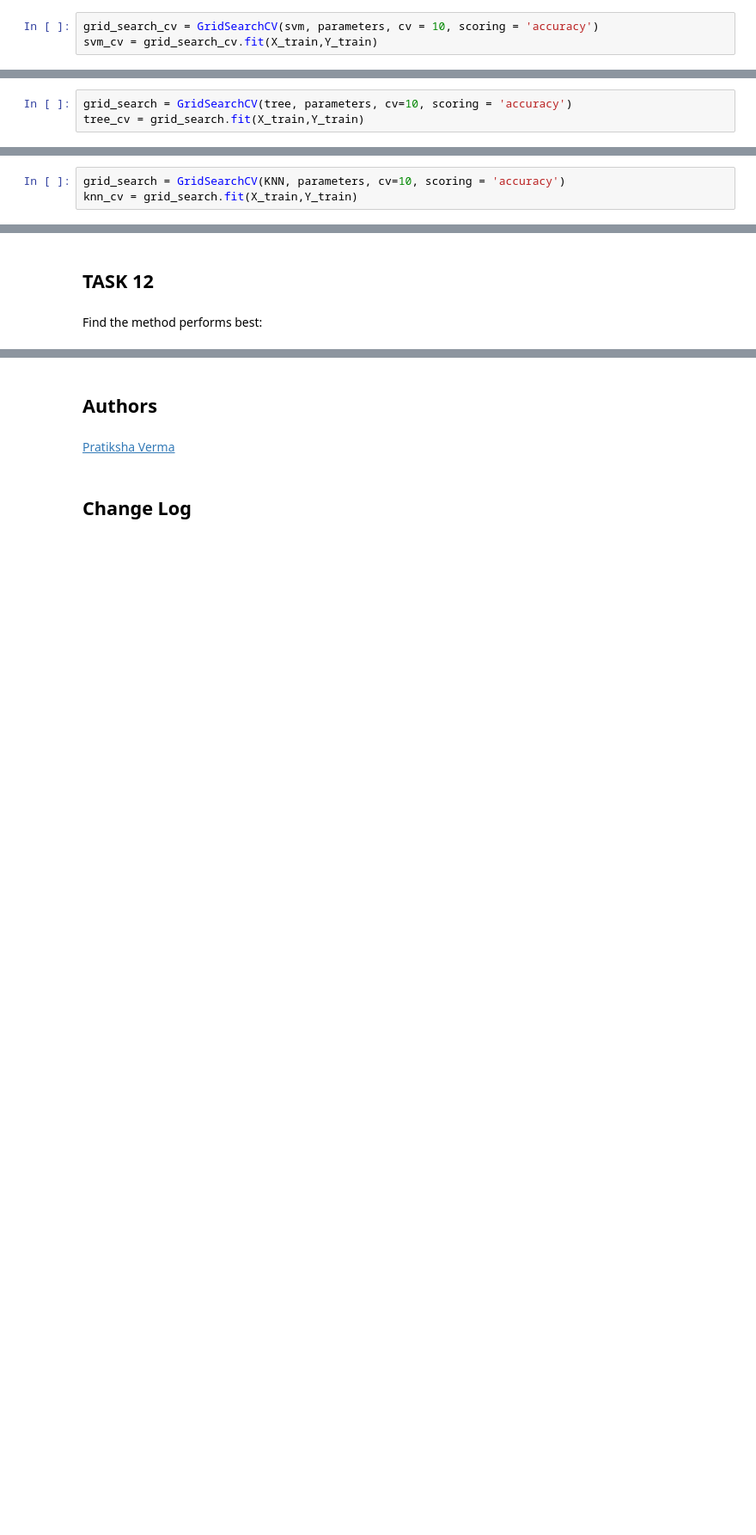
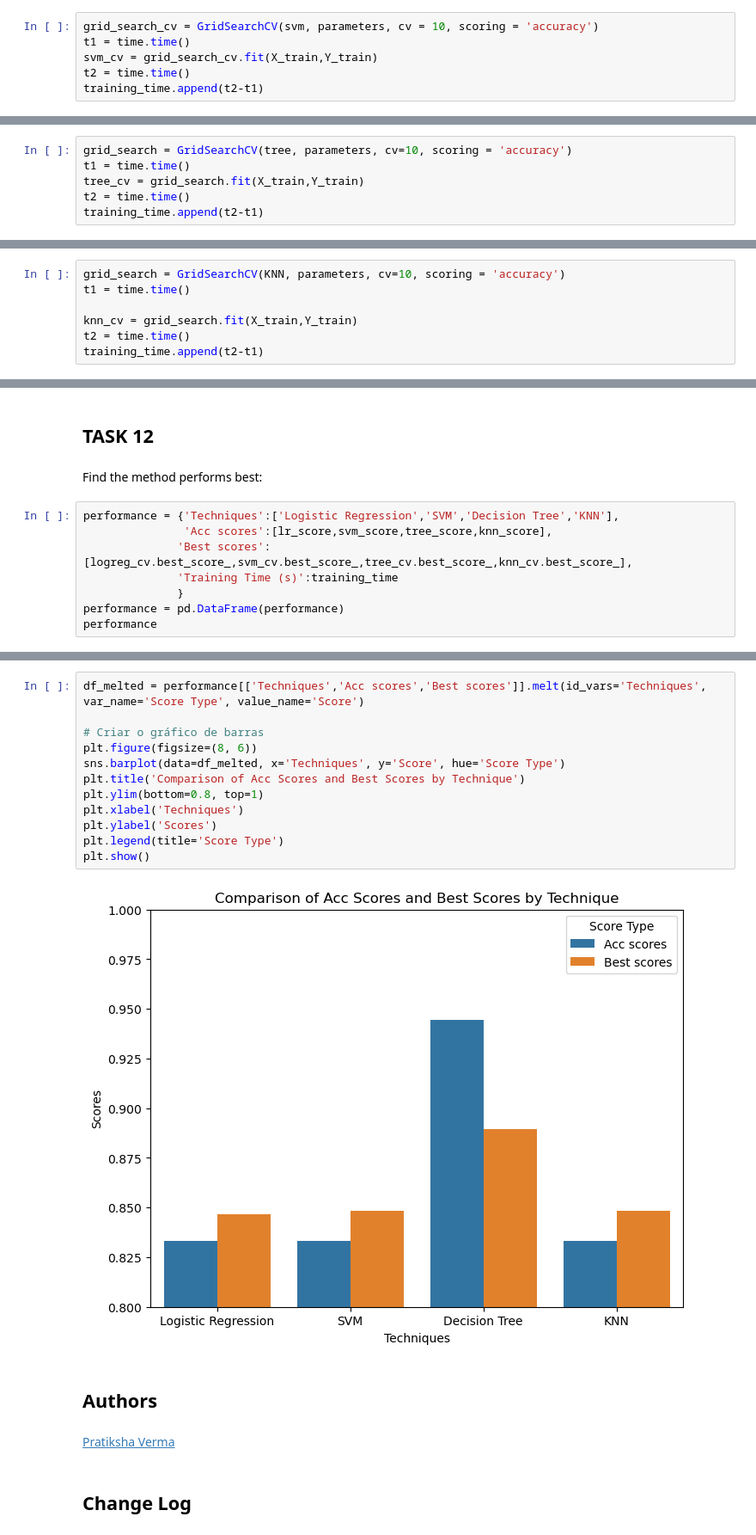
Before and after one commit to JFARod/ibm-certificate-course, a Jupyter notebook: 10_Capstone/10_Capstone_08_Machine_Learning_Model.ipynb, the cells around one changed output, grey strips where cells are left out. Shown: that part at 86% size. Drawn from its saved outputs; the diff is of its cells as text; blank space fills up the shorter version.

```diff
--- a/10_Capstone/10_Capstone_08_Machine_Learning_Model.ipynb
+++ b/10_Capstone/10_Capstone_08_Machine_Learning_Model.ipynb
@@ -207,7 +205,10 @@ parameters = {'kernel':('linear', 'rbf','poly','rbf', 'sigmoid'),
 svm = SVC()
 # %%
 grid_search_cv = GridSearchCV(svm, parameters, cv = 10, scoring = 'accuracy')
+t1 = time.time()
 svm_cv = grid_search_cv.fit(X_train,Y_train)
+t2 = time.time()
+training_time.append(t2-t1)
 # %%
 print("tuned hpyerparameters :(best parameters) ",svm_cv.best_params_)
 print("accuracy :",svm_cv.best_score_)
@@ -246,7 +247,10 @@ parameters = {'criterion': ['gini', 'entropy'],
 tree = DecisionTreeClassifier()
 # %%
 grid_search = GridSearchCV(tree, parameters, cv=10, scoring = 'accuracy')
+t1 = time.time()
 tree_cv = grid_search.fit(X_train,Y_train)
+t2 = time.time()
+training_time.append(t2-t1)
 # %% [output]
 3240 fits failed out of a total of 6480.
 The score on these train-test partitions for these parameters will be set to nan.
@@ -299,7 +303,11 @@ parameters = {'n_neighbors': [1, 2, 3, 4, 5, 6, 7, 8, 9, 10],
 KNN = KNeighborsClassifier()
 # %%
 grid_search = GridSearchCV(KNN, parameters, cv=10, scoring = 'accuracy')
+t1 = time.time()
+
 knn_cv = grid_search.fit(X_train,Y_train)
+t2 = time.time()
+training_time.append(t2-t1)
 # %%
 print("tuned hpyerparameters :(best parameters) ",knn_cv.best_params_)
 print("accuracy :",knn_cv.best_score_)
@@ -326,3 +334,11 @@ plot_confusion_matrix(Y_test,yhat)
 ## TASK  12
 # %% [markdown]
 Find the method performs best:
+# %%
+performance = {'Techniques':['Logistic Regression','SVM','Decision Tree','KNN'],
+               'Acc scores':[lr_score,svm_score,tree_score,knn_score],
+              'Best scores':[logreg_cv.best_score_,svm_cv.best_score_,tree_cv.best_score_,knn_cv.best_score_],
+              'Training Time (s)':training_time
+              }
+performance = pd.DataFrame(performance)
+performance
@@ -329,3 +351,17 @@ Find the method performs best:
+# %%
+df_melted = performance[['Techniques','Acc scores','Best scores']].melt(id_vars='Techniques', var_name='Score Type', value_name='Score')
+
+# Criar o gráfico de barras
+plt.figure(figsize=(8, 6))
+sns.barplot(data=df_melted, x='Techniques', y='Score', hue='Score Type')
+plt.title('Comparison of Acc Scores and Best Scores by Technique')
+plt.ylim(bottom=0.8, top=1)
+plt.xlabel('Techniques')
+plt.ylabel('Scores')
+plt.legend(title='Score Type')
+plt.show()
+# %% [output]
+[figure, added]
 # %% [markdown]
 ## Authors
 # %% [markdown]
```
Also changed, not shown: parts of 11 cells of this notebook, 2 other files.
